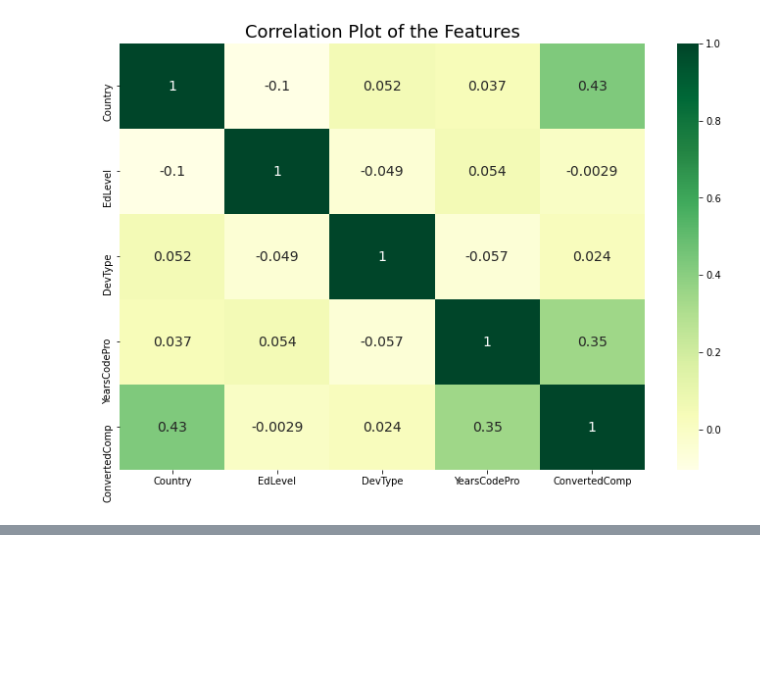
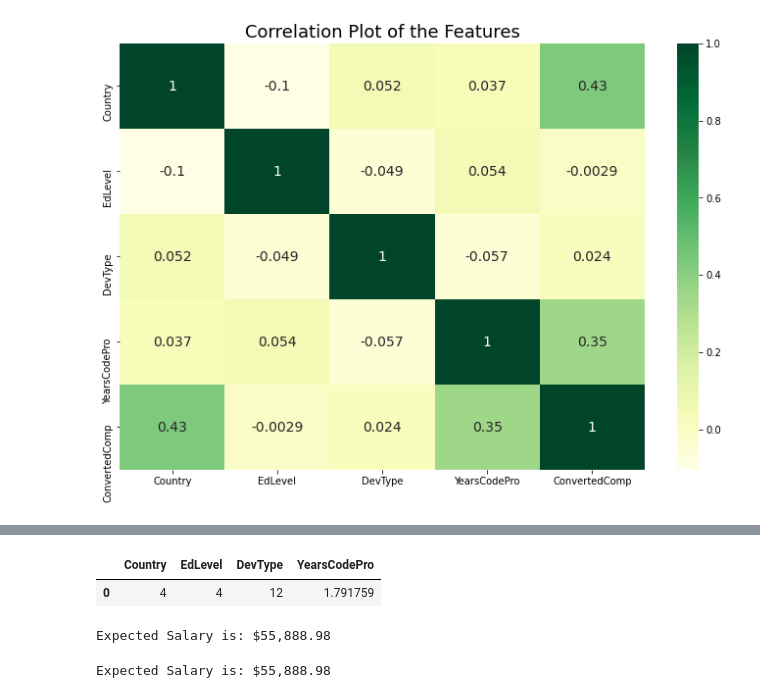
Before and after one commit to chineidu/Developer-s-survey, a Jupyter notebook: survey notebook.ipynb, the cells around one changed output, grey strips where cells are left out. Cells and saved outputs as stored; diff of their text form; code cells hidden in the pictures; blank space fills up the shorter version.

```diff
--- a/survey notebook.ipynb
+++ b/survey notebook.ipynb
@@ -518,0 +611,28 @@ from sklearn.svm import SVR
+# %%
+# Apply log transformation
+for col in ['YearsCodePro']:
+    new_data_df[col] = new_data_df[col].apply(lambda x: np.log(x+1))
+
+# convert to an array
+X = np.array(new_data_df)
+
+# encode Country
+new_data_df['Country'] = le_country.transform(X[:, 0])
+
+# encode EdLevel
+new_data_df['EdLevel'] = le_education.transform(X[:, 1])
+
+# encode DevType
+new_data_df['DevType'] = le_devtype.transform(X[:, 2])
+
+new_data_df
+# %% [output]
+|  | Country | EdLevel | DevType | YearsCodePro |
+| 0 | 4 | 4 | 12 | 1.791759 |
+# %%
+pred = reg.predict(new_data_df)
+salary = np.exp(pred)
+salary = round(salary[0], 2)
+print(f"Expected Salary is: ${salary:,}")
+# %% [output]
+Expected Salary is: $55,888.98
@@ -518,0 +649,7 @@ from sklearn.svm import SVR
+# %%
+pred = estimator.predict(new_data_df)
+salary = np.exp(pred)
+salary = round(salary[0], 2)
+print(f"Expected Salary is: ${salary:,}")
+# %% [output]
+Expected Salary is: $55,888.98
```
Also changed, not shown: parts of 14 cells of this notebook, 1 other file.
